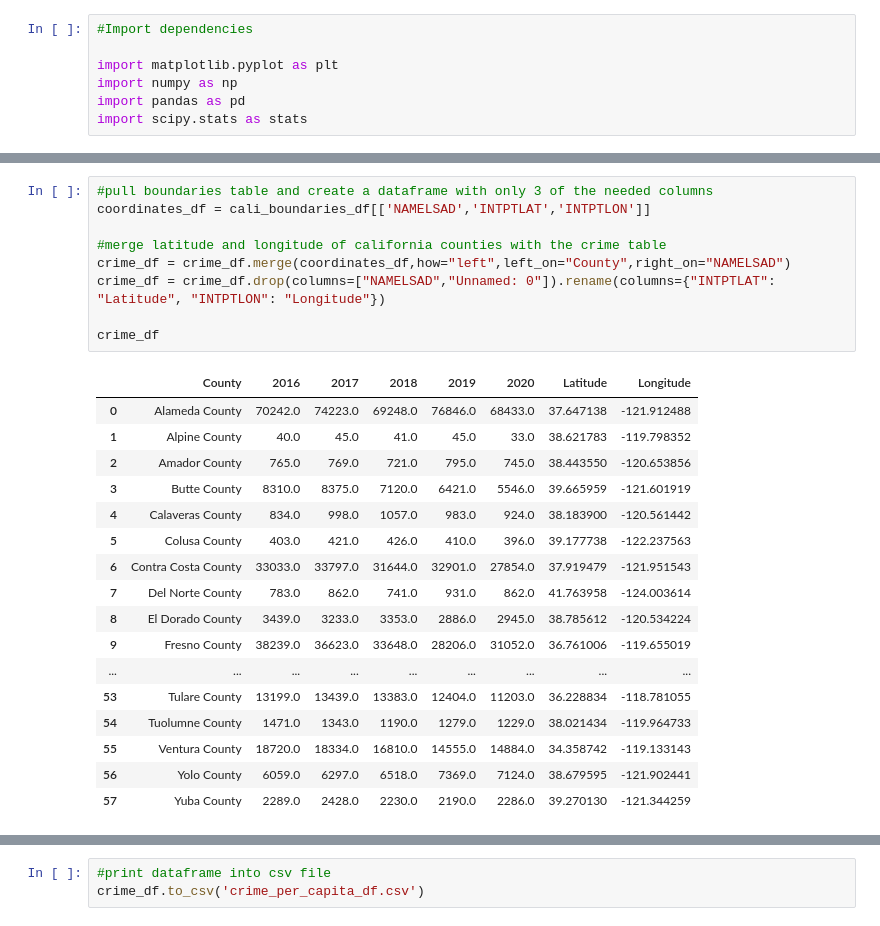
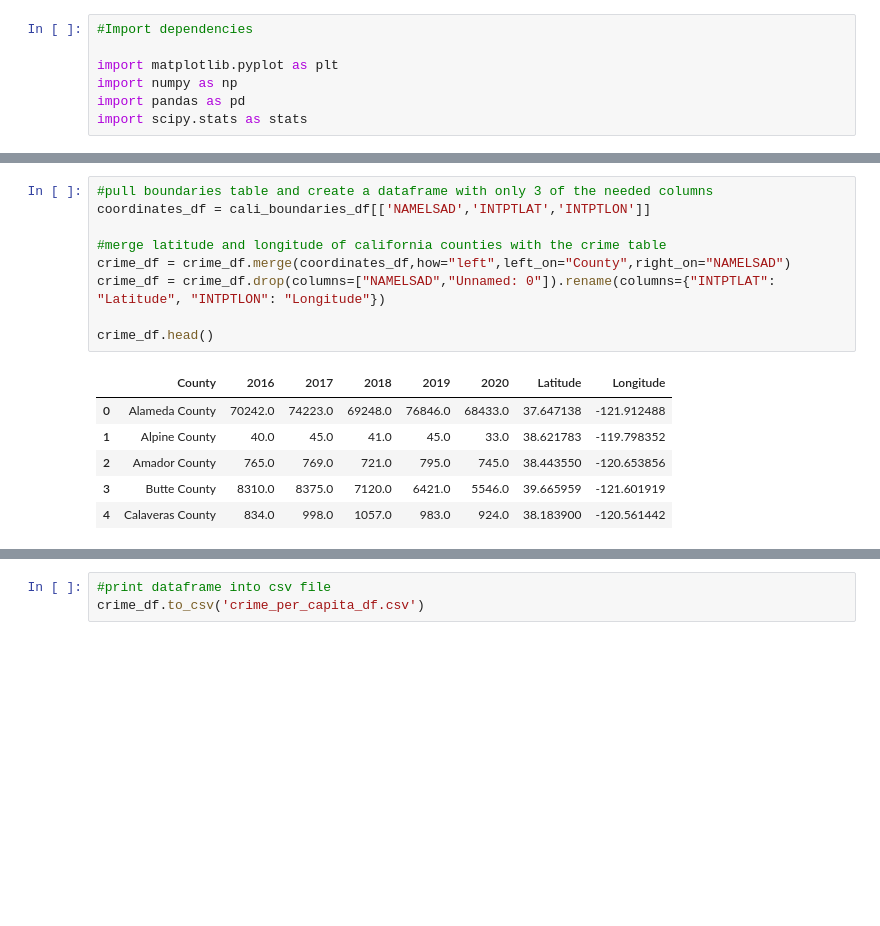
Before and after one commit to jowsik/Project1, a Jupyter notebook: cleaned_merged_df.ipynb, the cells around one changed output, grey strips where cells are left out. Saved outputs shown, nothing was run; the diff lists cells and outputs as text; blank space fills up the shorter version.

```diff
--- a/cleaned_merged_df.ipynb
+++ b/cleaned_merged_df.ipynb
@@ -33,30 +22,19 @@ census_df
 # %%
 #pull boundaries table and create a dataframe with only 3 of the needed columns
 coordinates_df = cali_boundaries_df[['NAMELSAD','INTPTLAT','INTPTLON']]
 
 #merge latitude and longitude of california counties with the crime table
 crime_df = crime_df.merge(coordinates_df,how="left",left_on="County",right_on="NAMELSAD")
 crime_df = crime_df.drop(columns=["NAMELSAD","Unnamed: 0"]).rename(columns={"INTPTLAT": "Latitude", "INTPTLON": "Longitude"})
 
-crime_df
+crime_df.head()
 # %% [output]
 |  | County | 2016 | 2017 | 2018 | 2019 | 2020 | Latitude | Longitude |
 | 0 | Alameda County | 70242.0 | 74223.0 | 69248.0 | 76846.0 | 68433.0 | 37.647138 | -121.912488 |
 | 1 | Alpine County | 40.0 | 45.0 | 41.0 | 45.0 | 33.0 | 38.621783 | -119.798352 |
 | 2 | Amador County | 765.0 | 769.0 | 721.0 | 795.0 | 745.0 | 38.443550 | -120.653856 |
 | 3 | Butte County | 8310.0 | 8375.0 | 7120.0 | 6421.0 | 5546.0 | 39.665959 | -121.601919 |
 | 4 | Calaveras County | 834.0 | 998.0 | 1057.0 | 983.0 | 924.0 | 38.183900 | -120.561442 |
-| 5 | Colusa County | 403.0 | 421.0 | 426.0 | 410.0 | 396.0 | 39.177738 | -122.237563 |
-| 6 | Contra Costa County | 33033.0 | 33797.0 | 31644.0 | 32901.0 | 27854.0 | 37.919479 | -121.951543 |
-| 7 | Del Norte County | 783.0 | 862.0 | 741.0 | 931.0 | 862.0 | 41.763958 | -124.003614 |
-| 8 | El Dorado County | 3439.0 | 3233.0 | 3353.0 | 2886.0 | 2945.0 | 38.785612 | -120.534224 |
-| 9 | Fresno County | 38239.0 | 36623.0 | 33648.0 | 28206.0 | 31052.0 | 36.761006 | -119.655019 |
-| ... | ... | ... | ... | ... | ... | ... | ... | ... |
-| 53 | Tulare County | 13199.0 | 13439.0 | 13383.0 | 12404.0 | 11203.0 | 36.228834 | -118.781055 |
-| 54 | Tuolumne County | 1471.0 | 1343.0 | 1190.0 | 1279.0 | 1229.0 | 38.021434 | -119.964733 |
-| 55 | Ventura County | 18720.0 | 18334.0 | 16810.0 | 14555.0 | 14884.0 | 34.358742 | -119.133143 |
-| 56 | Yolo County | 6059.0 | 6297.0 | 6518.0 | 7369.0 | 7124.0 | 38.679595 | -121.902441 |
-| 57 | Yuba County | 2289.0 | 2428.0 | 2230.0 | 2190.0 | 2286.0 | 39.270130 | -121.344259 |
 # %%
 #remove commas from population data and convert string to float
 census_df[['Population 2016','Population 2017',
```
Also changed, not shown: parts of 5 cells of this notebook, 1 other file.
